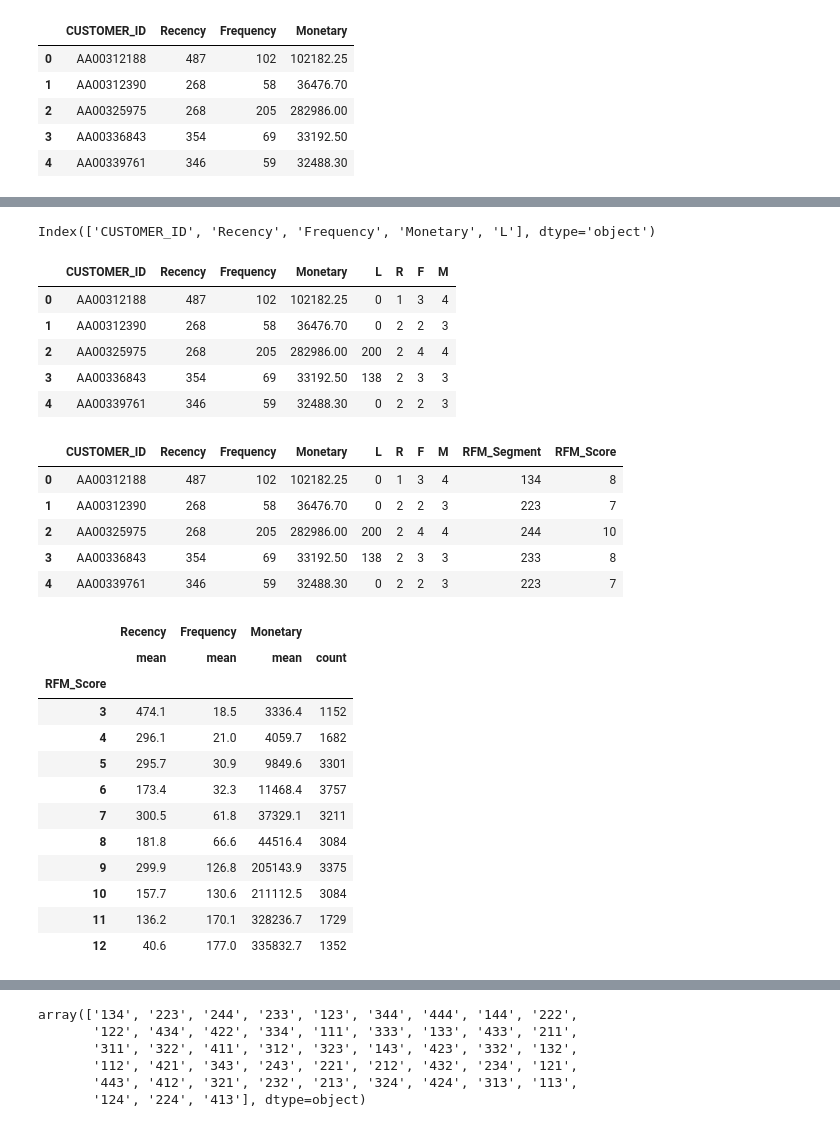
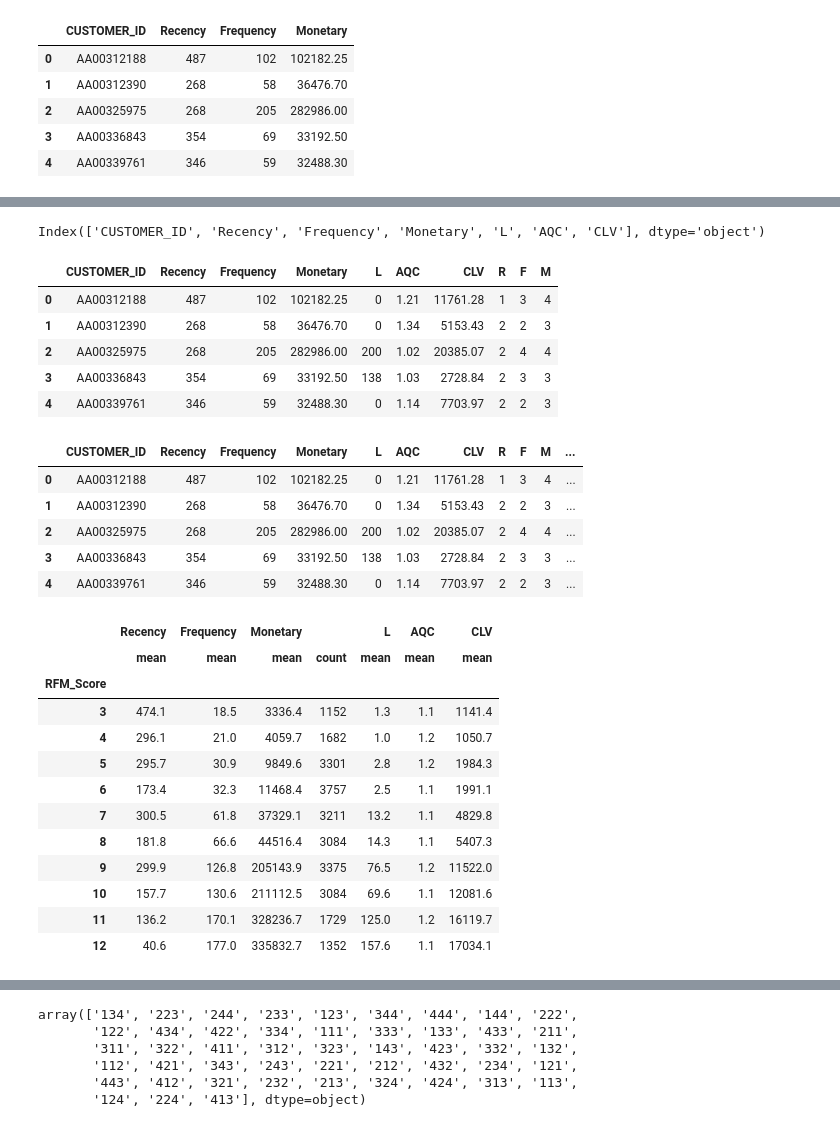
Before and after one commit to PeterBaraka/ml_fieldwork_lab, a Jupyter notebook: seg_preprocess.ipynb, the cells around one changed output, grey strips where cells are left out. Drawn from its saved outputs; the diff is of its cells as text; code cells hidden in the pictures.

```diff
--- a/seg_preprocess.ipynb
+++ b/seg_preprocess.ipynb
@@ -413,6 +423,10 @@ df_agg.head()
 df_agg['L'] = df_agg['POINTS_USED']/100
 df_agg['L'] = df_agg['L'].astype(int)
 
+# Determine the average quantity of products purchased by each CUSTOMER_ID from the original dataframe df
+df_agg['AQC'] = df.groupby('CUSTOMER_ID')['QUANTITY'].mean().reset_index()['QUANTITY']
+df_agg['AQC'] = df_agg['AQC'].round(2)
+
 df_agg.head()
 # %% [output]
 |  | CUSTOMER_ID | DATE | INVOICE_MONTH | COHORT_MONTH | CREATION_DATE | LONGEVITY | QUANTITY | TOTAL_POINTS | ... |
@@ -467,3 +491,7 @@ RFM.head()
 | 2 | AA00325975 | 268 | 205 | 282986.00 |
 | 3 | AA00336843 | 354 | 69 | 33192.50 |
 | 4 | AA00339761 | 346 | 59 | 32488.30 |
+# %%
+# CLV calculation
+df_agg['CLV'] = ((df.groupby('CUSTOMER_ID')['LIST_PRICE'].mean().reset_index()['LIST_PRICE']) * (RFM['Frequency']) * ((df_agg['LONGEVITY'])/365.25)).round(2)
+df_agg.head()
@@ -470,5 +505,5 @@ RFM.head()
 # %%
-# Add the L column to the RFM dataframe (Loyalty Score)
-RFM = RFM.merge(df_agg[['CUSTOMER_ID', 'L']], on = 'CUSTOMER_ID')
+# Add the L and AQC column to the RFM dataframe (Loyalty Score, Average Quantity of Products Purchased)
+RFM = RFM.merge(df_agg[['CUSTOMER_ID', 'L', 'AQC', 'CLV']], on = 'CUSTOMER_ID')
 RFM.head()
 # %% [output]
@@ -481,7 +516,7 @@ RFM.head()
 # %%
 RFM.columns
 # %% [output]
-Index(['CUSTOMER_ID', 'Recency', 'Frequency', 'Monetary', 'L'], dtype='object')
+Index(['CUSTOMER_ID', 'Recency', 'Frequency', 'Monetary', 'L', 'AQC', 'CLV'], dtype='object')
 # %%
 # Recency quartile
 r_labels = range(4, 0, -1)
@@ -501,12 +536,12 @@ RFM = RFM.assign(M = m_quartiles.values)
 
 RFM.head()
 # %% [output]
-|  | CUSTOMER_ID | Recency | Frequency | Monetary | L | R | F | M |
-| 0 | AA00312188 | 487 | 102 | 102182.25 | 0 | 1 | 3 | 4 |
-| 1 | AA00312390 | 268 | 58 | 36476.70 | 0 | 2 | 2 | 3 |
-| 2 | AA00325975 | 268 | 205 | 282986.00 | 200 | 2 | 4 | 4 |
-| 3 | AA00336843 | 354 | 69 | 33192.50 | 138 | 2 | 3 | 3 |
-| 4 | AA00339761 | 346 | 59 | 32488.30 | 0 | 2 | 2 | 3 |
+|  | CUSTOMER_ID | Recency | Frequency | Monetary | L | AQC | CLV | R | F | M |
+| 0 | AA00312188 | 487 | 102 | 102182.25 | 0 | 1.21 | 11761.28 | 1 | 3 | 4 |
+| 1 | AA00312390 | 268 | 58 | 36476.70 | 0 | 1.34 | 5153.43 | 2 | 2 | 3 |
+| 2 | AA00325975 | 268 | 205 | 282986.00 | 200 | 1.02 | 20385.07 | 2 | 4 | 4 |
+| 3 | AA00336843 | 354 | 69 | 33192.50 | 138 | 1.03 | 2728.84 | 2 | 3 | 3 |
+| 4 | AA00339761 | 346 | 59 | 32488.30 | 0 | 1.14 | 7703.97 | 2 | 2 | 3 |
 # %%
 def merge_rfm(x): return str(x['R']) + str(x['F']) + str(x['M'])
 RFM['RFM_Segment'] = RFM.apply(merge_rfm, axis=1)
@@ -514,32 +549,35 @@ RFM['RFM_Score'] = RFM[['R', 'F', 'M']].sum(axis = 1)
 
 RFM.head()
 # %% [output]
-|  | CUSTOMER_ID | Recency | Frequency | Monetary | L | R | F | M | RFM_Segment | RFM_Score |
-| 0 | AA00312188 | 487 | 102 | 102182.25 | 0 | 1 | 3 | 4 | 134 | 8 |
-| 1 | AA00312390 | 268 | 58 | 36476.70 | 0 | 2 | 2 | 3 | 223 | 7 |
-| 2 | AA00325975 | 268 | 205 | 282986.00 | 200 | 2 | 4 | 4 | 244 | 10 |
-| 3 | AA00336843 | 354 | 69 | 33192.50 | 138 | 2 | 3 | 3 | 233 | 8 |
-| 4 | AA00339761 | 346 | 59 | 32488.30 | 0 | 2 | 2 | 3 | 223 | 7 |
+|  | CUSTOMER_ID | Recency | Frequency | Monetary | L | AQC | CLV | R | F | M | ... |
+| 0 | AA00312188 | 487 | 102 | 102182.25 | 0 | 1.21 | 11761.28 | 1 | 3 | 4 | ... |
+| 1 | AA00312390 | 268 | 58 | 36476.70 | 0 | 1.34 | 5153.43 | 2 | 2 | 3 | ... |
+| 2 | AA00325975 | 268 | 205 | 282986.00 | 200 | 1.02 | 20385.07 | 2 | 4 | 4 | ... |
+| 3 | AA00336843 | 354 | 69 | 33192.50 | 138 | 1.03 | 2728.84 | 2 | 3 | 3 | ... |
+| 4 | AA00339761 | 346 | 59 | 32488.30 | 0 | 1.14 | 7703.97 | 2 | 2 | 3 | ... |
 # %%
 RFM.groupby('RFM_Score').agg({
     'Recency': 'mean',
     'Frequency': 'mean',
-    'Monetary': ['mean', 'count']
+    'Monetary': ['mean', 'count'],
+    'L': 'mean',
+    'AQC': 'mean',
+    'CLV': 'mean'
 }).round(1)
 # %% [output]
-|  | Recency | Frequency | Monetary |  |
-|  | mean | mean | mean | count |
-| RFM_Score |  |  |  |  |
-| 3 | 474.1 | 18.5 | 3336.4 | 1152 |
-| 4 | 296.1 | 21.0 | 4059.7 | 1682 |
-| 5 | 295.7 | 30.9 | 9849.6 | 3301 |
-| 6 | 173.4 | 32.3 | 11468.4 | 3757 |
-| 7 | 300.5 | 61.8 | 37329.1 | 3211 |
-| 8 | 181.8 | 66.6 | 44516.4 | 3084 |
-| 9 | 299.9 | 126.8 | 205143.9 | 3375 |
-| 10 | 157.7 | 130.6 | 211112.5 | 3084 |
-| 11 | 136.2 | 170.1 | 328236.7 | 1729 |
-| 12 | 40.6 | 177.0 | 335832.7 | 1352 |
+|  | Recency | Frequency | Monetary |  | L | AQC | CLV |
+|  | mean | mean | mean | count | mean | mean | mean |
+| RFM_Score |  |  |  |  |  |  |  |
+| 3 | 474.1 | 18.5 | 3336.4 | 1152 | 1.3 | 1.1 | 1141.4 |
+| 4 | 296.1 | 21.0 | 4059.7 | 1682 | 1.0 | 1.2 | 1050.7 |
+| 5 | 295.7 | 30.9 | 9849.6 | 3301 | 2.8 | 1.2 | 1984.3 |
+| 6 | 173.4 | 32.3 | 11468.4 | 3757 | 2.5 | 1.1 | 1991.1 |
+| 7 | 300.5 | 61.8 | 37329.1 | 3211 | 13.2 | 1.1 | 4829.8 |
+| 8 | 181.8 | 66.6 | 44516.4 | 3084 | 14.3 | 1.1 | 5407.3 |
+| 9 | 299.9 | 126.8 | 205143.9 | 3375 | 76.5 | 1.2 | 11522.0 |
+| 10 | 157.7 | 130.6 | 211112.5 | 3084 | 69.6 | 1.1 | 12081.6 |
+| 11 | 136.2 | 170.1 | 328236.7 | 1729 | 125.0 | 1.2 | 16119.7 |
+| 12 | 40.6 | 177.0 | 335832.7 | 1352 | 157.6 | 1.1 | 17034.1 |
 # %%
 # Add the segment labels as Gold, Silver, Bronze based on the RFM_Score as segment_me
 def segment_me(df):
```
Also changed, not shown: parts of 8 cells of this notebook.
